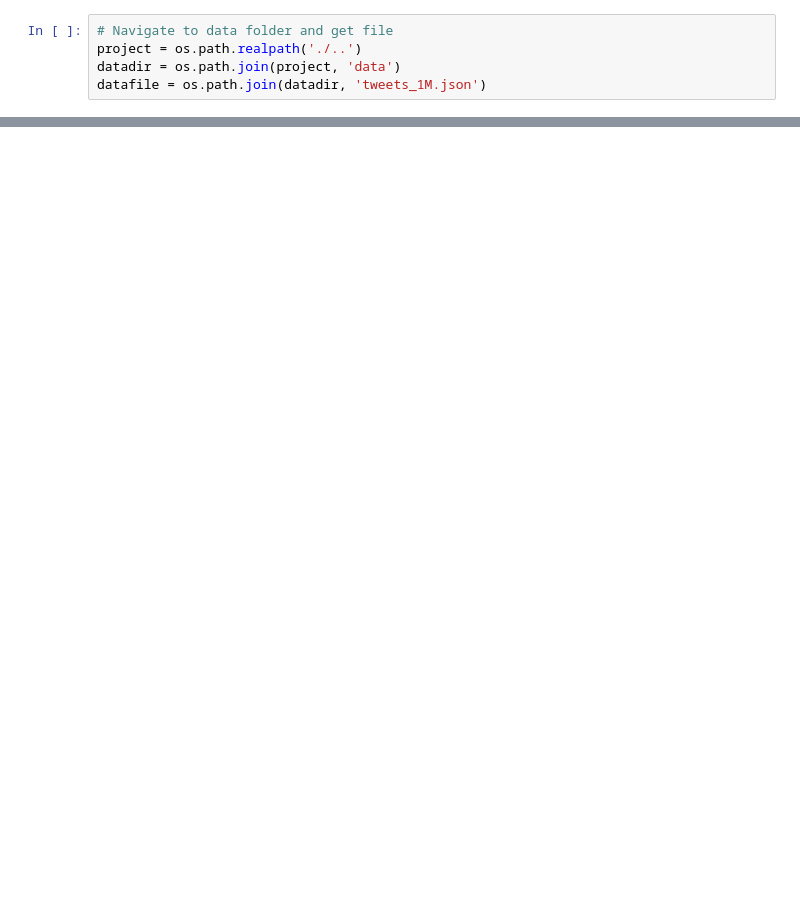
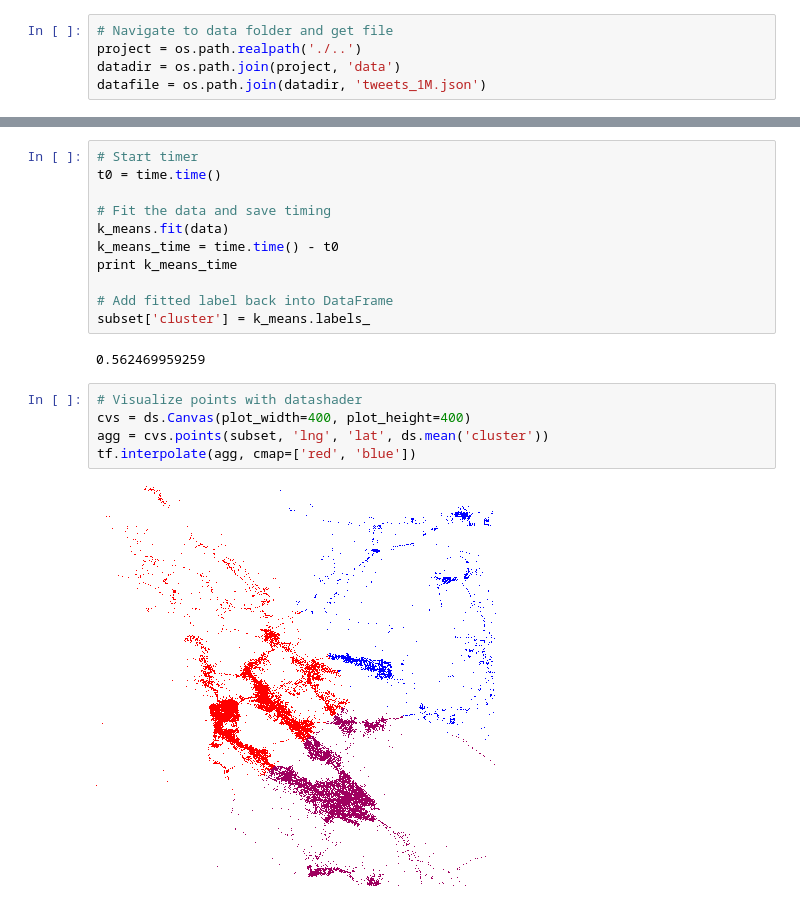
Before and after one commit to pksohn/tweet-clustering, a Jupyter notebook: notebooks/tweet-clustering.ipynb, the cells around one changed output, grey strips where cells are left out. Drawn from its saved outputs; the diff is of its cells as text; blank space fills up the shorter version.

```diff
--- a/notebooks/tweet-clustering.ipynb
+++ b/notebooks/tweet-clustering.ipynb
@@ -43,0 +63,20 @@ map directly to c-types [inferred_type->unicode,key->block3_items] [items->None]
+# %%
+# Start timer
+t0 = time.time()
+
+# Fit the data and save timing
+k_means.fit(data)
+k_means_time = time.time() - t0
+print k_means_time
+
+# Add fitted label back into DataFrame
+subset['cluster'] = k_means.labels_
+# %% [output]
+0.562469959259
+# %%
+# Visualize points with datashader
+cvs = ds.Canvas(plot_width=400, plot_height=400)
+agg = cvs.points(subset, 'lng', 'lat', ds.mean('cluster'))
+tf.interpolate(agg, cmap=['red', 'blue'])
+# %% [output]
+[figure, added]
```
Also changed, not shown: parts of 12 cells of this notebook.
